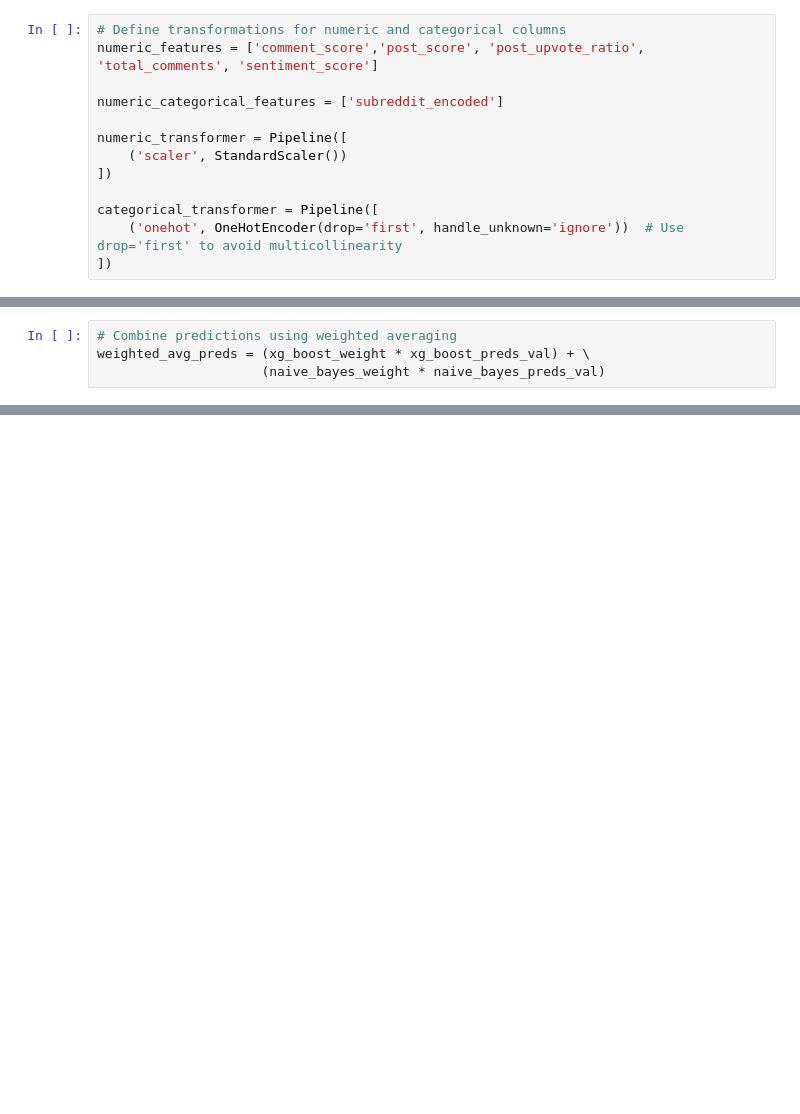
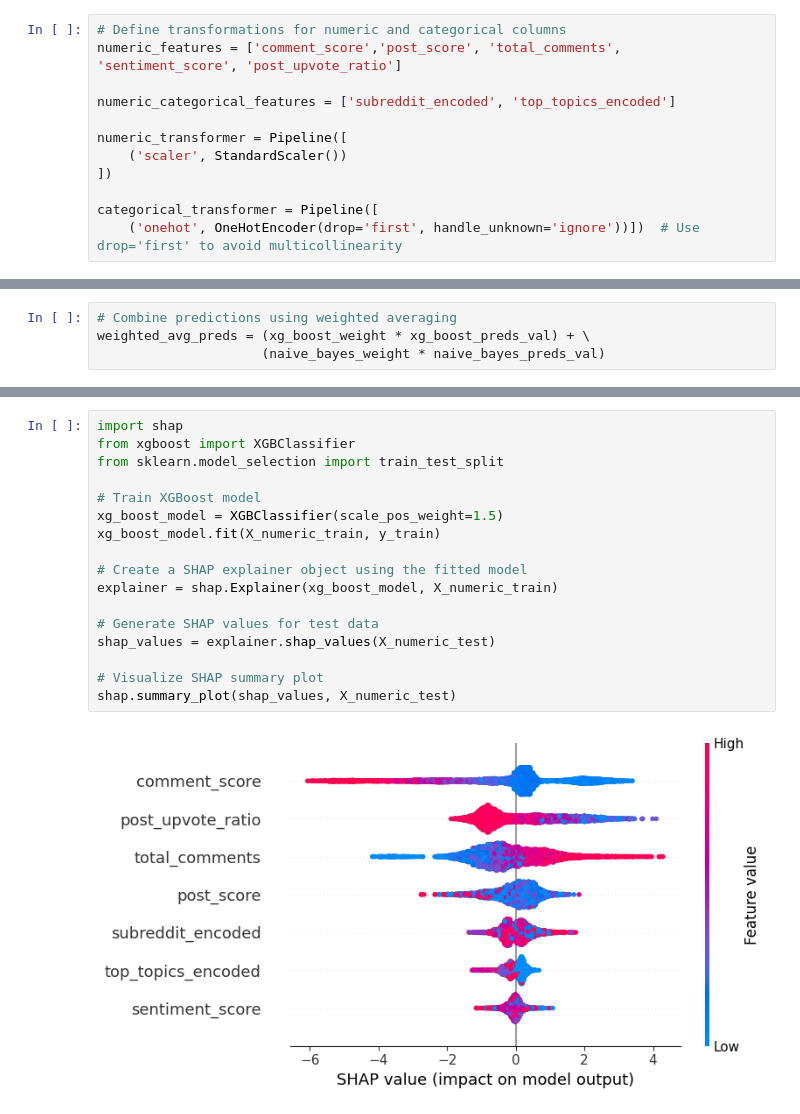
Before and after one commit to amanjot826/Reddit-Post-Controversality-Analysis, a Jupyter notebook: xgboost_naive_bayes_modeling.ipynb, the cells around one changed output, grey strips where cells are left out. Drawn from its saved outputs; the diff is of its cells as text; blank space fills up the shorter version.

```diff
--- a/xgboost_naive_bayes_modeling.ipynb
+++ b/xgboost_naive_bayes_modeling.ipynb
@@ -59,17 +59,16 @@ X_numeric_train, X_numeric_test, X_text_train, X_text_test, y_train, y_test = tr
     X_numeric, X_text, y, test_size=0.2, random_state=42)
 # %%
 # Define transformations for numeric and categorical columns
-numeric_features = ['comment_score','post_score', 'post_upvote_ratio', 'total_comments', 'sentiment_score']
+numeric_features = ['comment_score','post_score', 'total_comments', 'sentiment_score', 'post_upvote_ratio']
 
-numeric_categorical_features = ['subreddit_encoded']
+numeric_categorical_features = ['subreddit_encoded', 'top_topics_encoded']
 
 numeric_transformer = Pipeline([
     ('scaler', StandardScaler())
 ])
 
 categorical_transformer = Pipeline([
-    ('onehot', OneHotEncoder(drop='first', handle_unknown='ignore'))  # Use drop='first' to avoid multicollinearity
-])
+    ('onehot', OneHotEncoder(drop='first', handle_unknown='ignore'))])  # Use drop='first' to avoid multicollinearity
 # %%
 # Combine numeric and categorical transformers using ColumnTransformer
 preprocessor = ColumnTransformer(
@@ -238,0 +246,19 @@ AUC: 0.8393764482392735
+# %%
+import shap
+from xgboost import XGBClassifier
+from sklearn.model_selection import train_test_split
+
+# Train XGBoost model
+xg_boost_model = XGBClassifier(scale_pos_weight=1.5)
+xg_boost_model.fit(X_numeric_train, y_train)
+
+# Create a SHAP explainer object using the fitted model
+explainer = shap.Explainer(xg_boost_model, X_numeric_train)
+
+# Generate SHAP values for test data
+shap_values = explainer.shap_values(X_numeric_test)
+
+# Visualize SHAP summary plot
+shap.summary_plot(shap_values, X_numeric_test)
+# %% [output]
+[figure, added]
```
Also changed, not shown: parts of 16 cells of this notebook.
